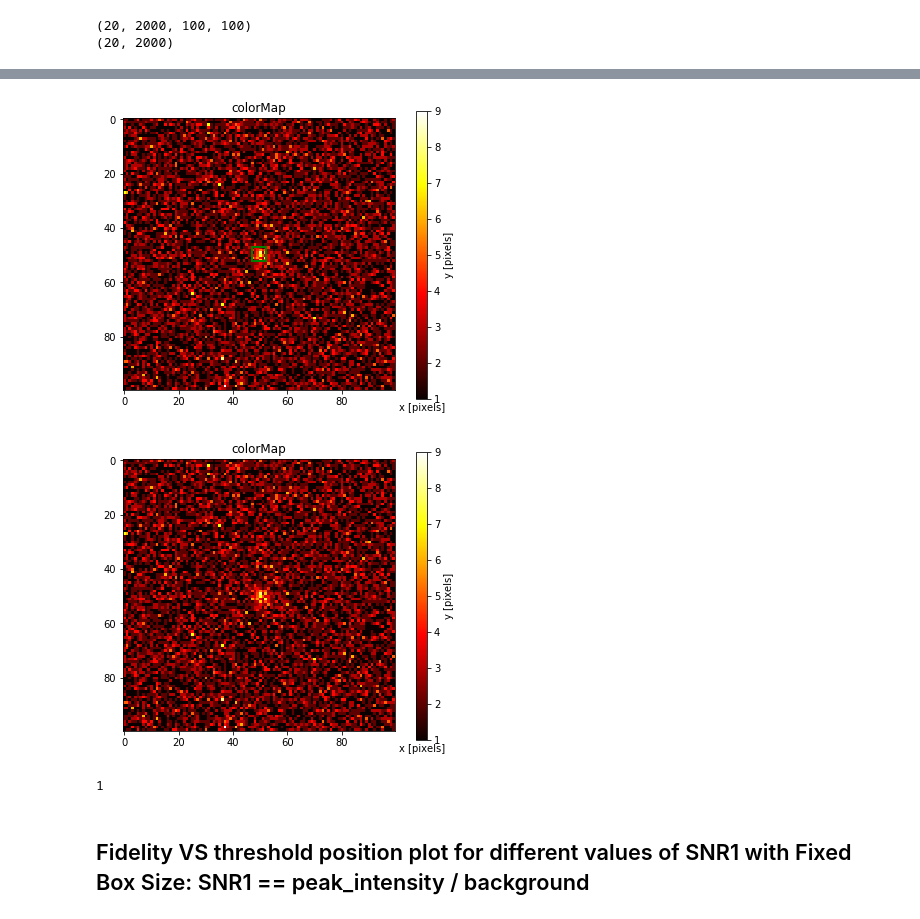
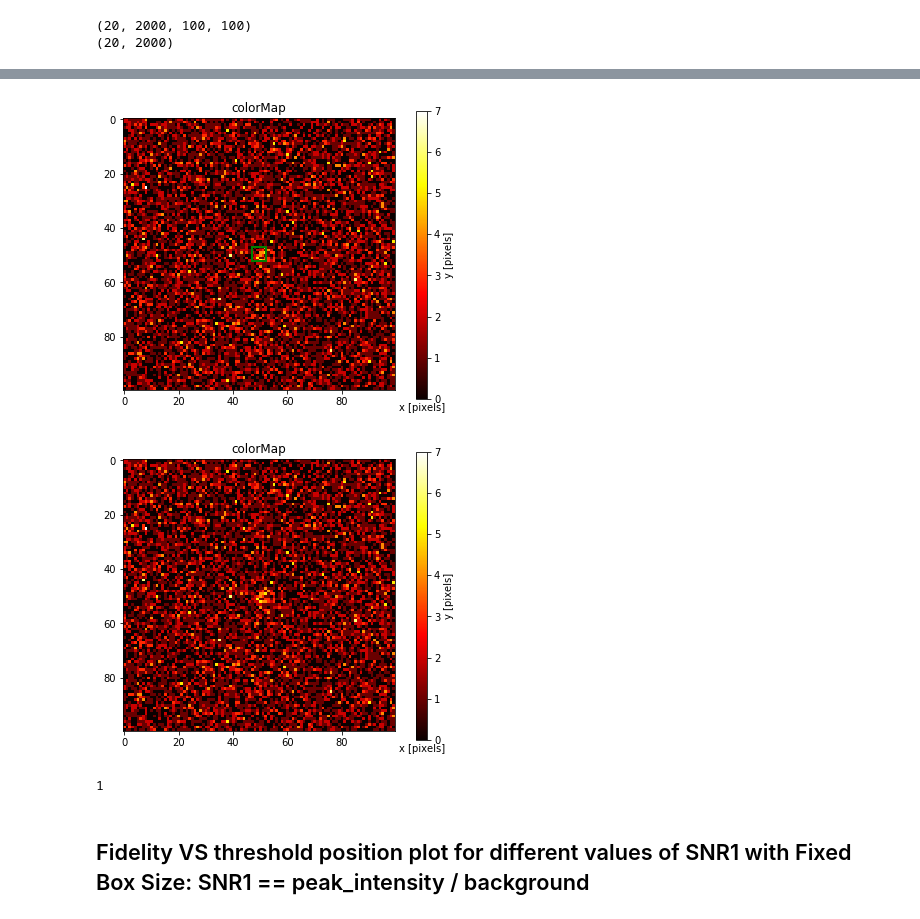
Before and after one commit to cliulinnaeus/AtomDetection, a Jupyter notebook: main.ipynb, the cells around one changed output, grey strips where cells are left out. Cells and saved outputs as stored; diff of their text form; code cells hidden in the pictures.

```diff
--- a/main.ipynb
+++ b/main.ipynb
@@ -132,18 +132,18 @@ plt.show()
 # %%
-idx=1
+idx=5
 
 snr_idx = -1
 a = data_tr_for_different_snr[snr_idx][idx]
 b = labels_tr_for_different_snr[snr_idx][idx]
 # print(clf)
 clf = clfs[snr_idx]
 clf.visualize_data(a)
 visualize(a)
 print(b)
 # print(a[51])
 # %% [output]
-[figure, old version]
+[figure, new version]
-[figure, old version]
+[figure, new version]
 1
 # %% [markdown]
 Fidelity VS threshold position plot for different values of SNR1 with Fixed Box Size: SNR1 == peak_intensity / background
```
Also changed, not shown: parts of 10 cells of this notebook, 1 other file.
